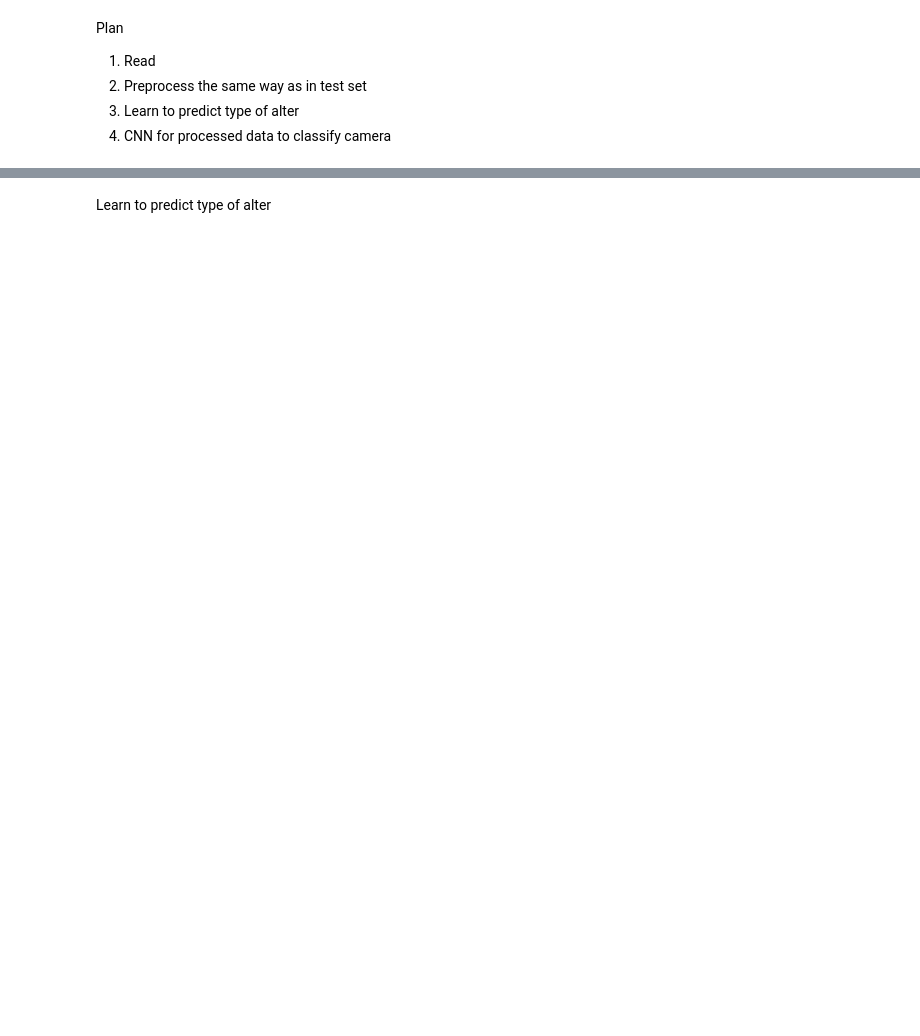
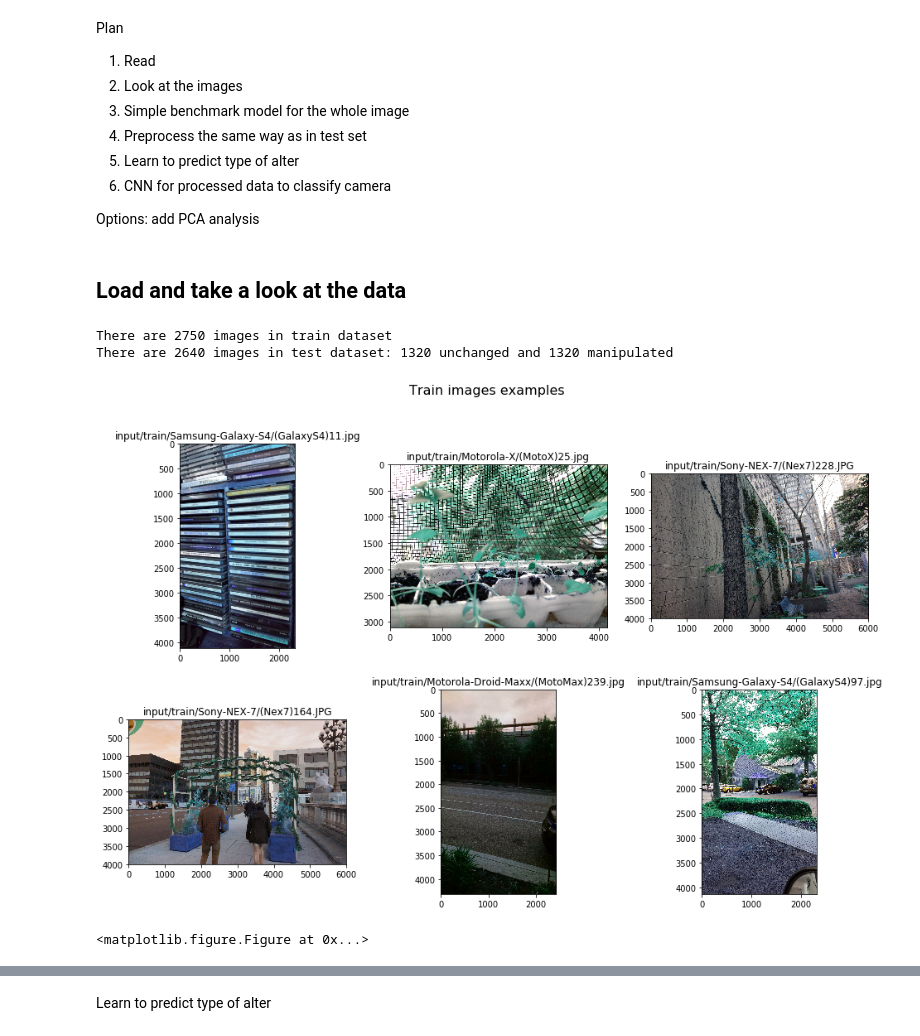
Before and after one commit to i-yu-b/kaggle-ieee-camera, a Jupyter notebook: Benchmark.ipynb, the cells around one changed output, grey strips where cells are left out. Cells and saved outputs as stored; diff of their text form; code cells hidden in the pictures; blank space fills up the shorter version.

Commit message:
Reading, Simple CNN Benchmark

```diff
--- a/Benchmark.ipynb
+++ b/Benchmark.ipynb
@@ -1,7 +1,13 @@
 # %% [markdown]
 Plan
 1. Read
+2. Look at the images
+2. Simple benchmark model for the whole image
 2. Preprocess the same way as in test set
 3. Learn to predict type of alter
 4. CNN for processed data to classify camera
+
+Options: add PCA analysis
+# %% [markdown]
+## Load and take a look at the data
 # %%
@@ -18,0 +19,48 @@ train['altered'] = 0 #repeat the images in an altered state and add the altered
+# %%
+input_path = 'input/'
+train_path = os.path.join(input_path,'train')
+test_path = os.path.join(input_path,'test')
+cameras = os.listdir(train_path)
+
+# for train set load camera models and filenames to dataframe with two columns: filename and camera model
+train_images = []
+for camera in cameras:
+    for fname in sorted(os.listdir(os.path.join(train_path, camera))):
+        train_images.append((camera, os.path.join(train_path, camera, fname)))
+
+train = pd.DataFrame(train_images, columns=['camera', 'fname'])
+print("There are {} images in train dataset".format(len(train)))
+
+# for test set load filenames to a vector, then create a dataframe with two columns: filename and boolean value if
+# the image was altered
+test_filenames = []
+for fname in sorted(os.listdir(test_path)):
+        test_filenames.append(os.path.join(test_path, fname))
+
+test = pd.DataFrame(test_filenames, columns=['fname'])
+test['altered'] = test['fname'].map(lambda x: 1 if 'manip' in x else 0)
+
+print("There are {} images in test dataset: {} unchanged and {} manipulated".format(len(test),
+                                                                                   len(test[test['altered'] == 0]),
+                                                                                   len(test[test['altered'] == 1])))
+# %% [output]
+There are 2750 images in train dataset
+There are 2640 images in test dataset: 1320 unchanged and 1320 manipulated
+# %%
+# take a look at the images
+N = 6
+random_idx_train = np.random.randint(0, len(train), N)
+
+fig = plt.figure(figsize=(16,10))
+for i in range(N):
+    img = cv2.imread(train.iloc[random_idx_train[i]]['fname'])
+    ax = fig.add_subplot(2, 3, i + 1) # two rows, one column, i plot
+    plt.imshow(img)
+    plt.title(train.iloc[random_idx_train[i]]['fname'])
+
+plt.suptitle('Train images examples', fontsize=16)
+plt.show()
+plt.tight_layout()
+# %% [output]
+[figure, added]
+<matplotlib.figure.Figure at 0x...>
```
Also changed, not shown: parts of 11 cells of this notebook.
